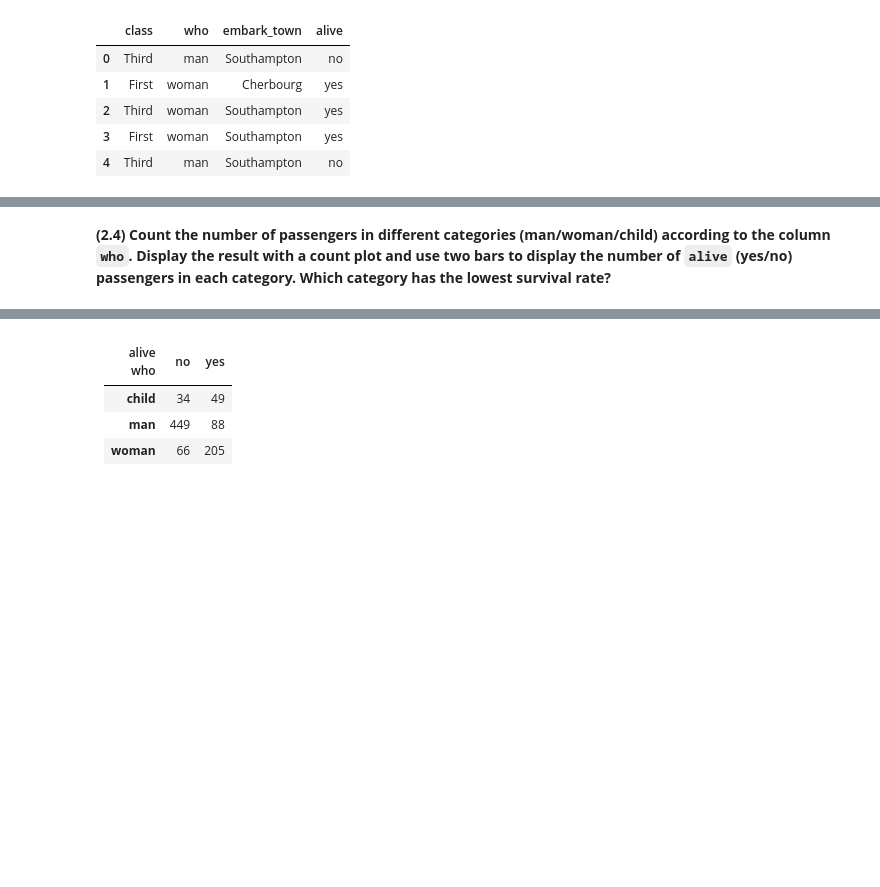
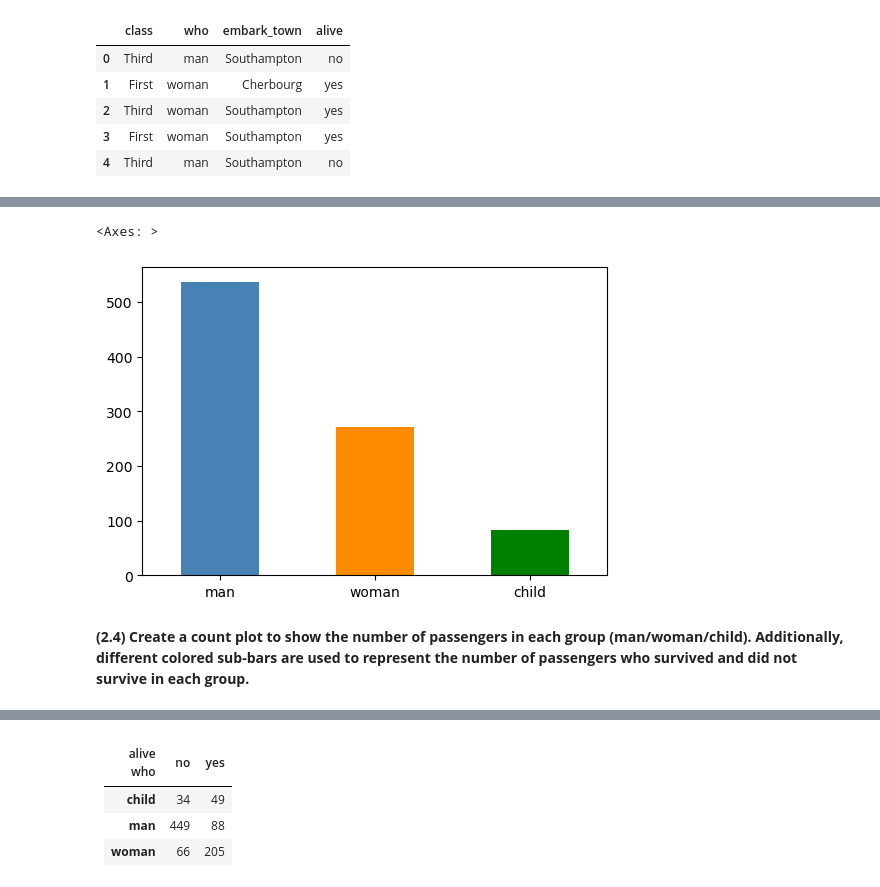
Before and after one commit to elthin/EBA3400, a Jupyter notebook: 03_jupyter_exercise/12_Matplotlib and Seaborn_Solution.ipynb, the cells around one changed output, grey strips where cells are left out. Cells and saved outputs as stored; diff of their text form; code cells hidden in the pictures; blank space fills up the shorter version.

```diff
--- a/03_jupyter_exercise/12_Matplotlib and Seaborn_Solution.ipynb
+++ b/03_jupyter_exercise/12_Matplotlib and Seaborn_Solution.ipynb
@@ -113,5 +90,15 @@ sns.countplot(data = titanic_df, x = "who")
+# %%
+# solution-2 (without using seaborn)
+wide_df = titanic_df["who"].value_counts()
+wide_df.plot(kind = "bar",
+             color = ["steelblue", "darkorange", "green"],
+             figsize = (6, 4),
+             rot = 0)                        # rot = 0 is used to specify the rotation angle for the x-tick labels
+# %% [output]
+<Axes: >
+[figure, added]
 # %% [markdown]
-**(2.4) Count the number of passengers in different categories (man/woman/child) according to the column <code>who</code>. Display the result with a count plot and use two bars to display the number of <code>alive</code> (yes/no) passengers in each category. Which category has the lowest survival rate?**
+**(2.4) Create a count plot to show the number of passengers in each group (man/woman/child). Additionally, different colored sub-bars are used to represent the number of passengers who survived and did not survive in each group.**
 # %%
 sns.countplot(data = titanic_df, x = "who", hue = "alive")
 # %% [output]
```
Also changed, not shown: parts of 50 cells of this notebook, 14 other files.
